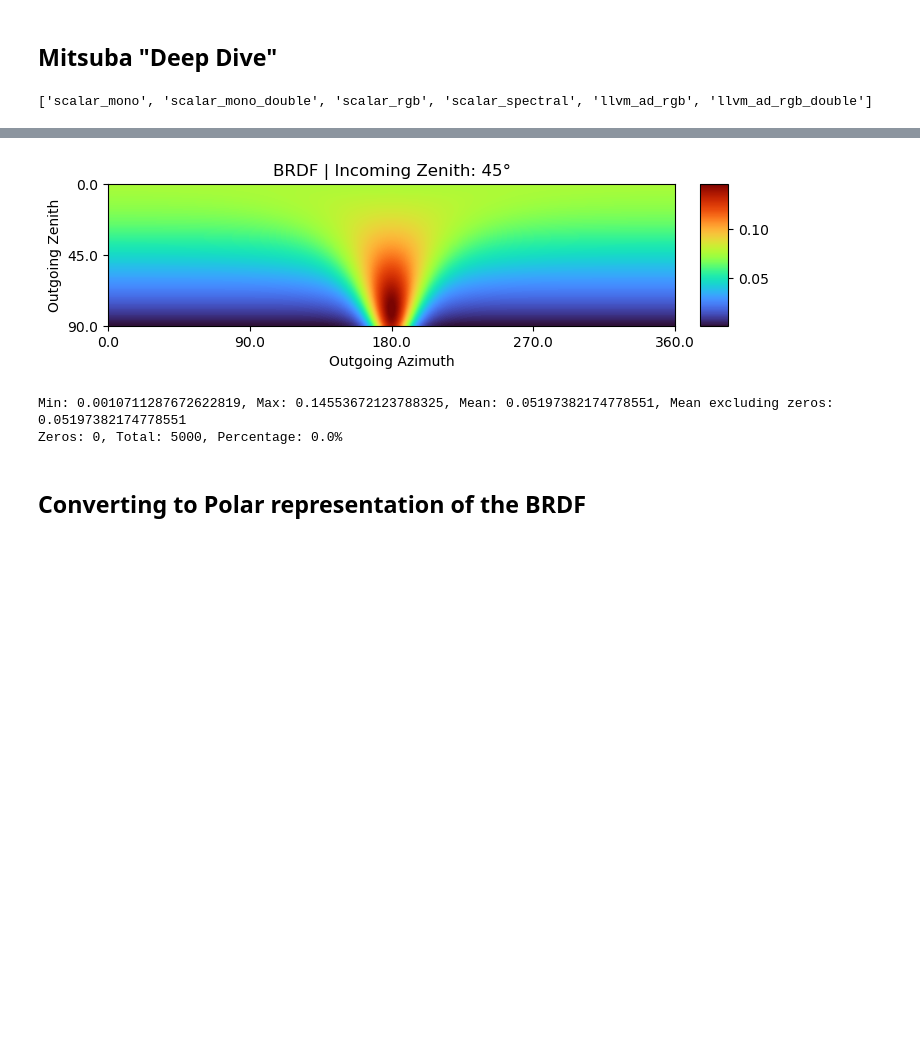
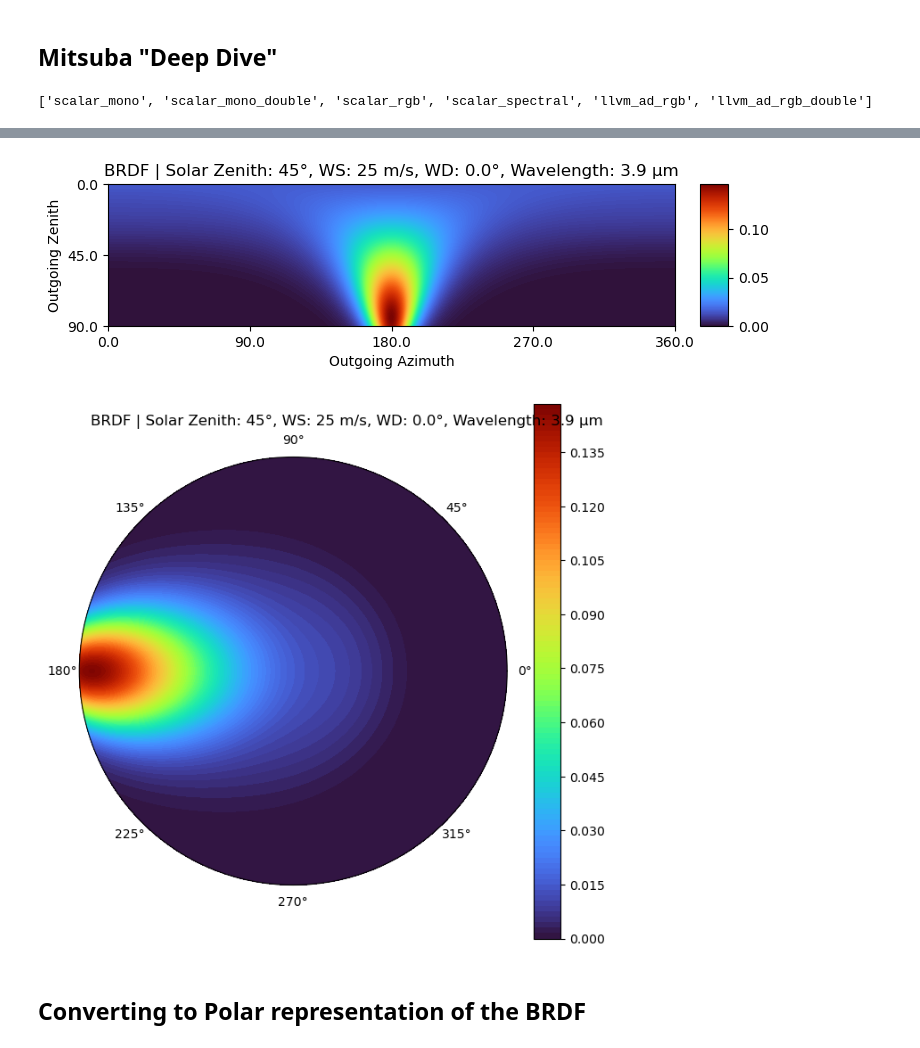
Before and after one commit to PolyRocketMatt/eradiate, a Jupyter notebook: notebooks/brdf.ipynb, the cells around one changed output, grey strips where cells are left out. Saved outputs shown, nothing was run; the diff lists cells and outputs as text; code cells hidden in the pictures; blank space fills up the shorter version.

```diff
--- a/notebooks/brdf.ipynb
+++ b/notebooks/brdf.ipynb
@@ -162,8 +141,8 @@ for x in range(width):
 # %%
 # Plot values for spherical coordinates
 fig, ax = plt.subplots(figsize=(8, 4))
-visual_set = [foam_data_vis, glint_data_vis, underlight_data_vis, brdf_data, glint_cosine_data_vis]
-channel = 3
+visual_set = [brdf_data, foam_data_vis, glint_data_vis, underlight_data_vis]
+channel = 0
 im = ax.imshow(visual_set[channel], interpolation='spline36', extent=[0, 2 * np.pi, np.pi / 2, 0], cmap='turbo')
 
 # Name the axes
@@ -189,7 +168,7 @@ y_labels = [round(label, 2) for label in y_labels]
 plt.yticks(y_ticks, y_labels)
 
 # Add Title
-ax.set_title(f'BRDF | Incoming Zenith: {incoming}°')
+ax.set_title(f'BRDF | Solar Zenith: {incoming}°, WS: {wind_speed} m/s, WD: {np.degrees(wind_direction)}°, Wavelength: {wavelength} µm')
 
 # Add color bar with same height as the plot
 divider = make_axes_locatable(ax)
@@ -197,15 +176,7 @@ cax = divider.append_axes("right", size="5%", pad=0.25)
 plt.colorbar(im, cax=cax)
 plt.show()
 # %% [output]
-[figure, old version]
+[figure, new version]
 # %%
-# Save the bare-bones plot
-ax.set_axis_off()
-
-# remove title
-ax.set_title('')
-
-# remove colorbar
-cax.remove()
-
-fig.savefig('brdf/brdf.png', bbox_inches='tight', dpi=300)
+# Save the plot
+#fig.savefig(f'brdf/brdf_blinn.png', dpi=300)
@@ -301,13 +183,47 @@ fancy_plot()
-# %%
-# Min/Max values
-min_val = np.min(brdf_data)
-max_val = np.max(brdf_data)
-mean_val = np.mean(brdf_data)
-mean_exluding_zeros = np.mean(brdf_data[brdf_data != 0])
-zeros = np.count_nonzero(brdf_data == 0)
-
-print(f"Min: {min_val}, Max: {max_val}, Mean: {mean_val}, Mean excluding zeros: {mean_exluding_zeros}")
-print(f"Zeros: {zeros}, Total: {res * 2 * res}, Percentage: {zeros / (res * 2 * res) * 100}%")
-# %% [output]
-Min: 0.0010711287672622819, Max: 0.14553672123788325, Mean: 0.05197382174778551, Mean excluding zeros: 0.05197382174778551
-Zeros: 0, Total: 5000, Percentage: 0.0%
+# %%
+import matplotlib.tri as tri
+
+levels = 128
+
+# Transform zenith into degree
+zeniths_deg = np.rad2deg(zeniths_o)
+
+# Create triangulation
+x = zeniths_deg * np.cos(azimuths_o)
+y = zeniths_deg * np.sin(azimuths_o)
+triangles = tri.Triangulation(x, y)
+
+# Make plot
+fig = plt.figure(figsize=(6,6))
+rect = [0, 0, 1, 1]
+
+# Main plot in Cartesian coordinates
+ax_cartesian = fig.add_axes(rect, frameon=False, aspect='equal')
+ax_cartesian.axis('off')
+ctr = ax_cartesian.tricontourf(triangles, visual_set[channel].T.flatten(), levels=levels, cmap='turbo')
+
+# Show the contours
+#ax_cartesian.tricontour(triangles, brdf_data_t, levels=levels, colors='k', linewidths=0.5)
+
+# Match limits with the full zenith range
+ax_cartesian.set_xlim([-89, 89])
+ax_cartesian.set_ylim([-89, 89])
+
+# Polar axes
+ax_polar = fig.add_axes(rect, polar=True, facecolor="none")
+ax_polar.set_rlim([0, 89])          # Cover the full zenith value range
+ax_polar.grid(False)                # Hide the polar grid
+ax_polar.set_yticklabels([])        # No radial tick labels
+
+ax.set_title(f'BRDF | Solar Zenith: {incoming}°, WS: {wind_speed} m/s, WD: {np.degrees(wind_direction)}°, Wavelength: {wavelength} µm')
+
+# Make title visible
+plt.suptitle(f'BRDF | Solar Zenith: {incoming}°, WS: {wind_speed} m/s, WD: {np.degrees(wind_direction)}°, Wavelength: {wavelength} µm')
+
+# Add the color bar (important: both axes must be adjusted)
+fig.colorbar(ctr, ax=[ax_cartesian, ax_polar])
+
+plt.show()
+plt.close()
+# %% [output]
+[figure, added]
```
Also changed, not shown: parts of 18 cells of this notebook, 8 other files.
